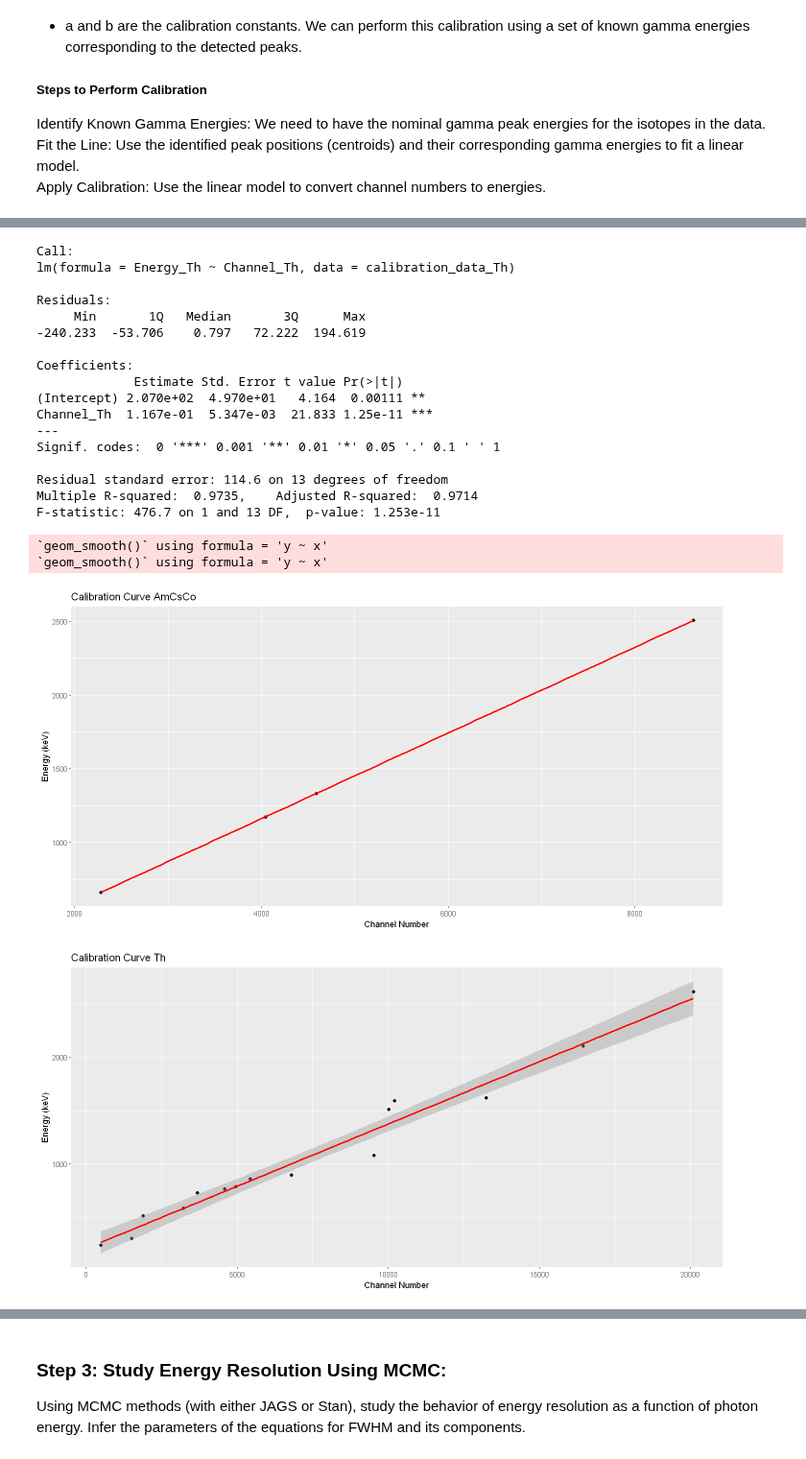
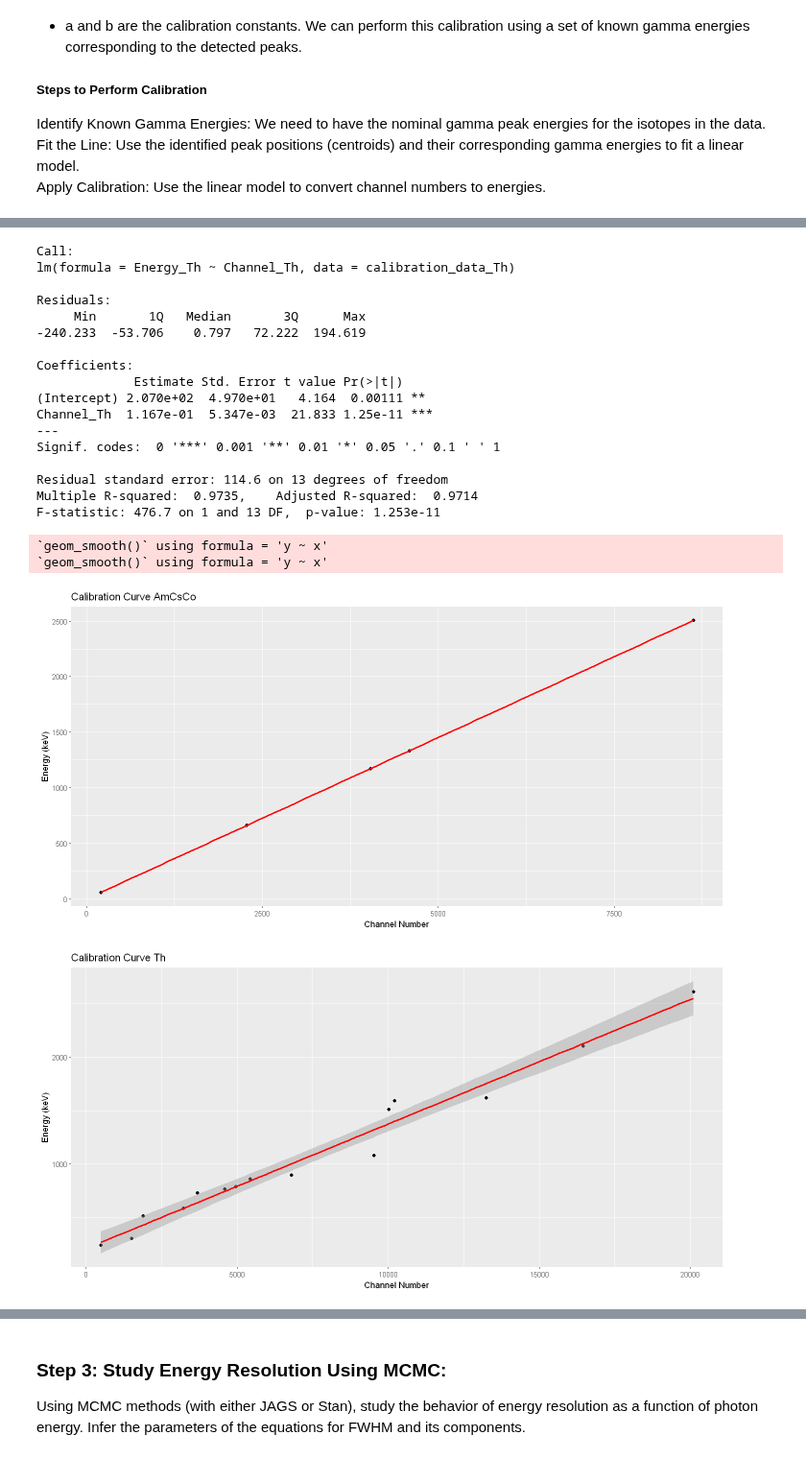
Before and after one commit to EugeniaBoccanera/R_project, a Jupyter notebook: Group_22.ipynb, the cells around one changed output, grey strips where cells are left out. Shown at 96% size. Saved outputs shown, nothing was run; the diff lists cells and outputs as text; code cells hidden in the pictures.

```diff
--- a/Group_22.ipynb
+++ b/Group_22.ipynb
@@ -268,8 +268,8 @@ find_and_return_peaks_around_x <- function(data, x_values, window_size, apply_sm
 position_co60 <- c(647, 3058, 3458)
 position_cs137 <- c(600, 1779)
 position_na22 <- c(609, 1366, 3302)
-position_AmCsCo<- c(2280, 4041, 4589, 8623)
-position_Th <- c( 485, 1504,1890,  3218, 3674, 4581,4948 , 5420, 6793, 9525, 10025, 10202,13240, 16452, 20099)
+position_AmCsCo<- c(206, 2280, 4041, 4589, 8623)
+position_Th <- c(485, 1504,1890,  3218, 3674, 4581,4948 , 5420, 6793, 9525, 10025, 10202,13240, 16452, 20099)
 plot_peaks_around_x(gr11_co60, "Spectrum of Co-60 with Peaks at Specified X Values", x_values =position_co60, window_size = 5, apply_smoothing = TRUE)
 plot_peaks_around_x(gr11_cs137, "Spectrum of Cs-137 with Peaks at Specified X Values", x_values = position_cs137, window_size = 5, apply_smoothing = TRUE)
 plot_peaks_around_x(gr11_na22, "Spectrum of Na-22 with Peaks at Specified X Values", x_values = position_na22, window_size = 5, apply_smoothing = TRUE)
@@ -434,7 +441,7 @@ Fit the Line: Use the identified peak positions (centroids) and their correspond
 Apply Calibration: Use the linear model to convert channel numbers to energies.
 # %%
 # Given gamma energies (in keV) corresponding to the detected peaks
-AmCsCo_energies <- c(661.657, 1173.228, 1332.492, 2505.69)
+AmCsCo_energies <- c(59.5409, 661.657, 1173.228, 1332.492, 2505.69)
 Th_energies <- c(238.632, 300.089, 510.74, 583.187, 727.33, 763.45, 785.37, 860.53, 893.408, 1078.63, 1512.7, 1592.511, 1620.738, 2103.511, 2614.511)
 
 
@@ -489,23 +496,23 @@ F-statistic: 2.27e+07 on 1 and 2 DF,  p-value: 4.406e-08
 Call:
 lm(formula = Energy_Th ~ Channel_Th, data = calibration_data_Th)
 
 Residuals:
      Min       1Q   Median       3Q      Max
 -240.233  -53.706    0.797   72.222  194.619
 
 Coefficients:
              Estimate Std. Error t value Pr(>|t|)
 (Intercept) 2.070e+02  4.970e+01   4.164  0.00111 **
 Channel_Th  1.167e-01  5.347e-03  21.833 1.25e-11 ***
 ---
 Signif. codes:  0 '***' 0.001 '**' 0.01 '*' 0.05 '.' 0.1 ' ' 1
 
 Residual standard error: 114.6 on 13 degrees of freedom
 Multiple R-squared:  0.9735,    Adjusted R-squared:  0.9714
 F-statistic: 476.7 on 1 and 13 DF,  p-value: 1.253e-11
 `geom_smooth()` using formula = 'y ~ x'
 `geom_smooth()` using formula = 'y ~ x'
-[figure, old version]
+[figure, new version]
 [figure]
 # %%
 # Define the function to convert channel to energy
```
Also changed, not shown: parts of 15 cells of this notebook.
